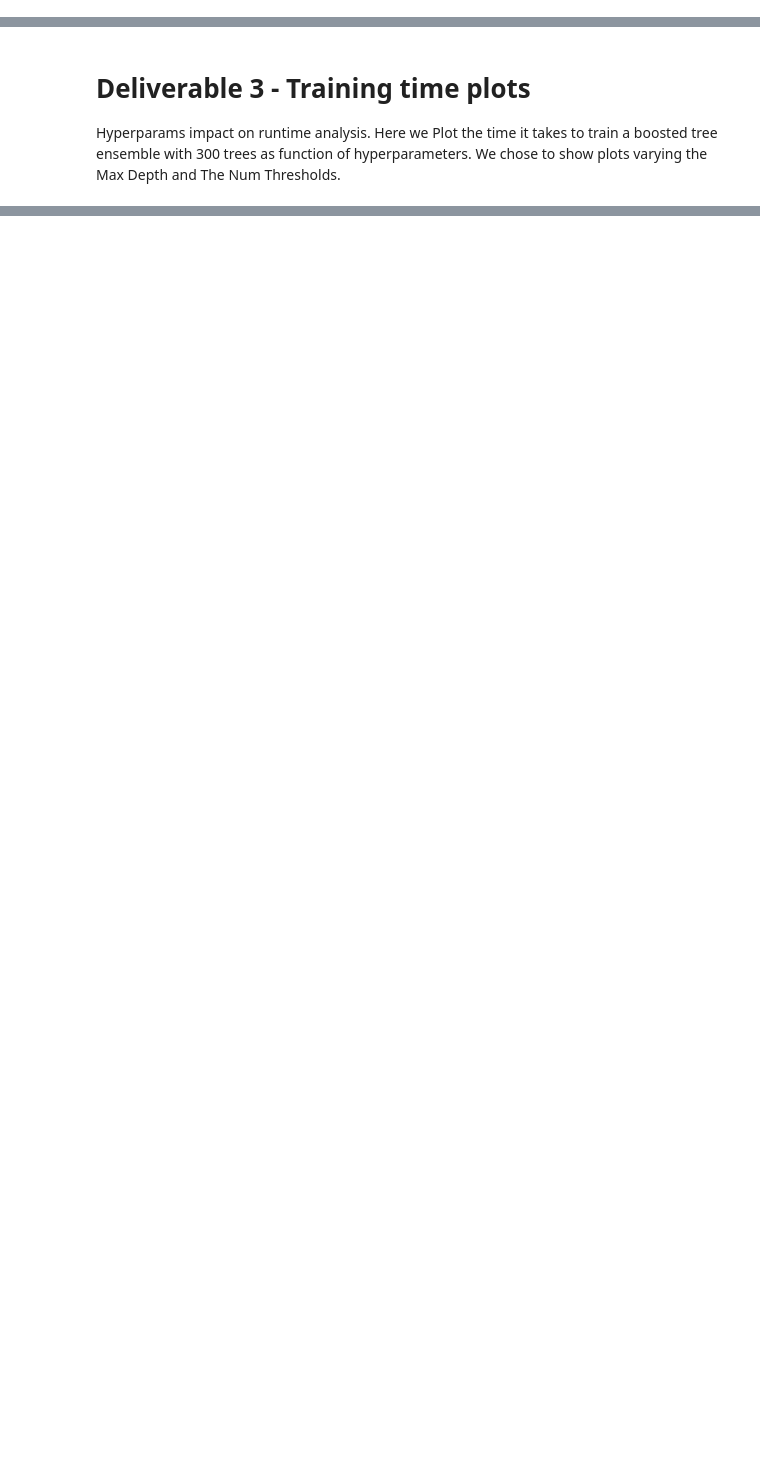
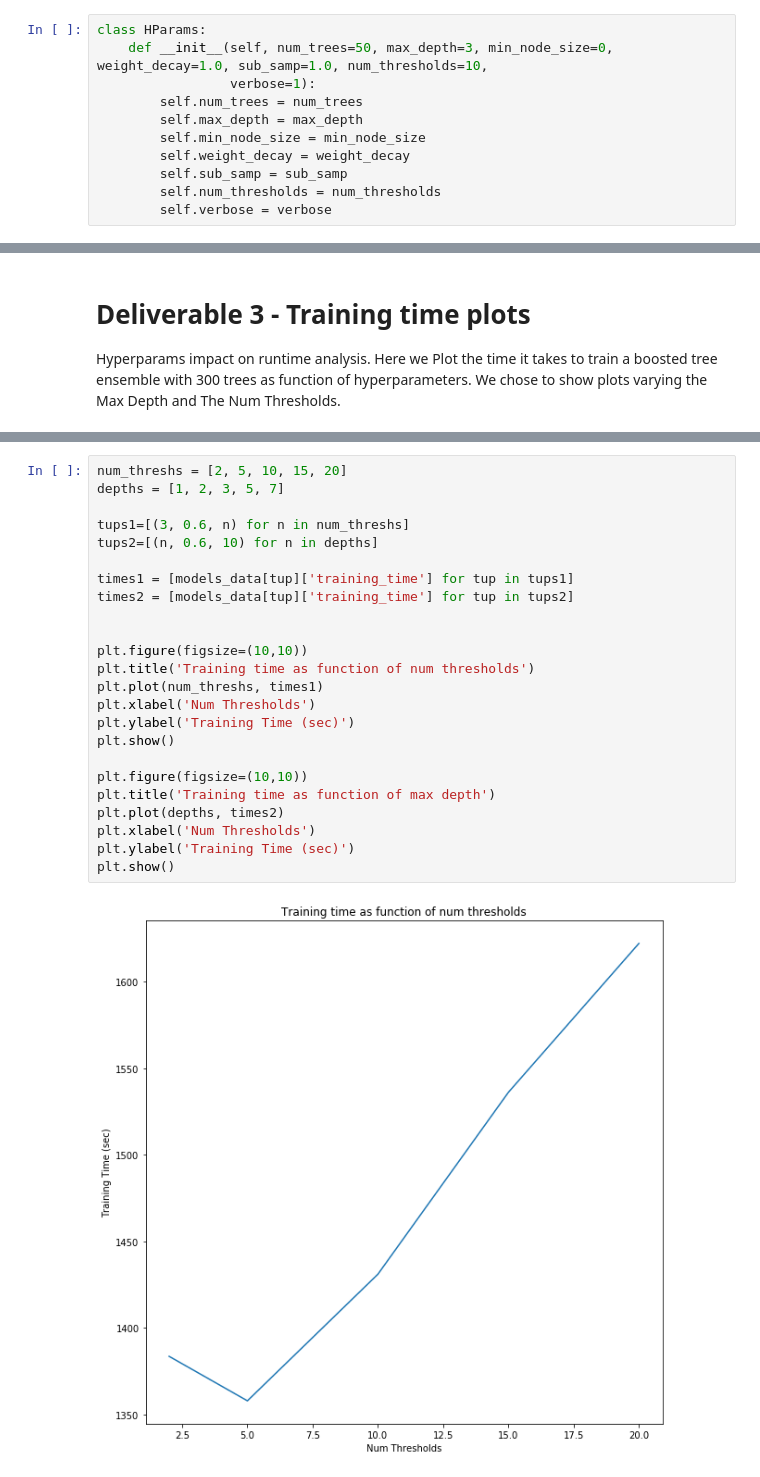
Before and after one commit to berryweinst/gbrt, a Jupyter notebook: Liberty Insurance Dataset.ipynb, the cells around one changed output, grey strips where cells are left out. Drawn from its saved outputs; the diff is of its cells as text; blank space fills up the shorter version.

```diff
--- a/Liberty Insurance Dataset.ipynb
+++ b/Liberty Insurance Dataset.ipynb
@@ -21,0 +30,11 @@ from main import HParams
+# %%
+class HParams:
+    def __init__(self, num_trees=50, max_depth=3, min_node_size=0, weight_decay=1.0, sub_samp=1.0, num_thresholds=10,
+                 verbose=1):
+        self.num_trees = num_trees
+        self.max_depth = max_depth
+        self.min_node_size = min_node_size
+        self.weight_decay = weight_decay
+        self.sub_samp = sub_samp
+        self.num_thresholds = num_thresholds
+        self.verbose = verbose
@@ -198,0 +300,26 @@ tups=[(3, 0.6, 10), (3, 0.6, 20), (3, 0.6, 30), (3, 0.6, 50)]
+# %%
+num_threshs = [2, 5, 10, 15, 20]
+depths = [1, 2, 3, 5, 7]
+
+tups1=[(3, 0.6, n) for n in num_threshs]
+tups2=[(n, 0.6, 10) for n in depths]
+
+times1 = [models_data[tup]['training_time'] for tup in tups1]
+times2 = [models_data[tup]['training_time'] for tup in tups2]
+
+
+plt.figure(figsize=(10,10))
+plt.title('Training time as function of num thresholds')
+plt.plot(num_threshs, times1)
+plt.xlabel('Num Thresholds')
+plt.ylabel('Training Time (sec)')
+plt.show()
+
+plt.figure(figsize=(10,10))
+plt.title('Training time as function of max depth')
+plt.plot(depths, times2)
+plt.xlabel('Num Thresholds')
+plt.ylabel('Training Time (sec)')
+plt.show()
+# %% [output]
+[figure, added]
```
Also changed, not shown: parts of 33 cells of this notebook.
